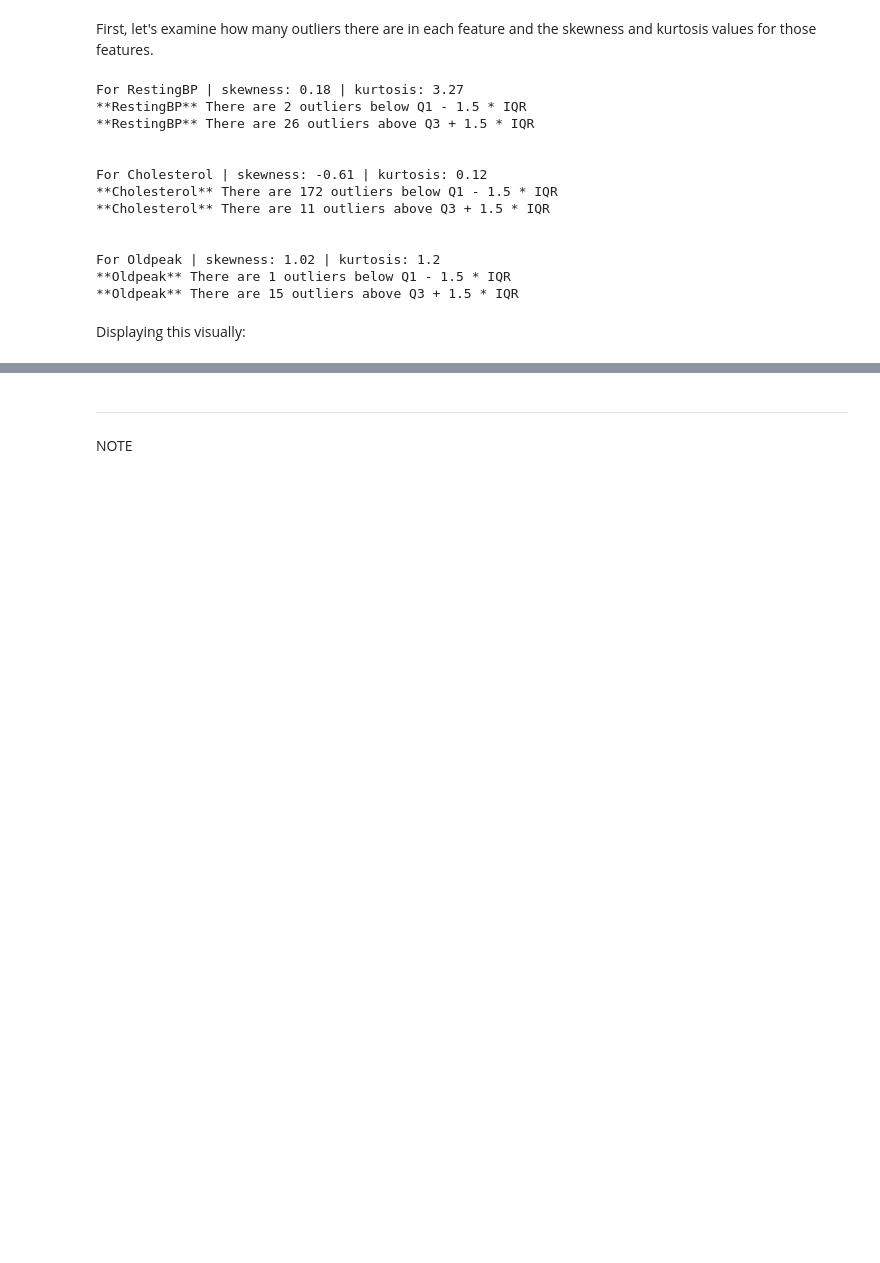
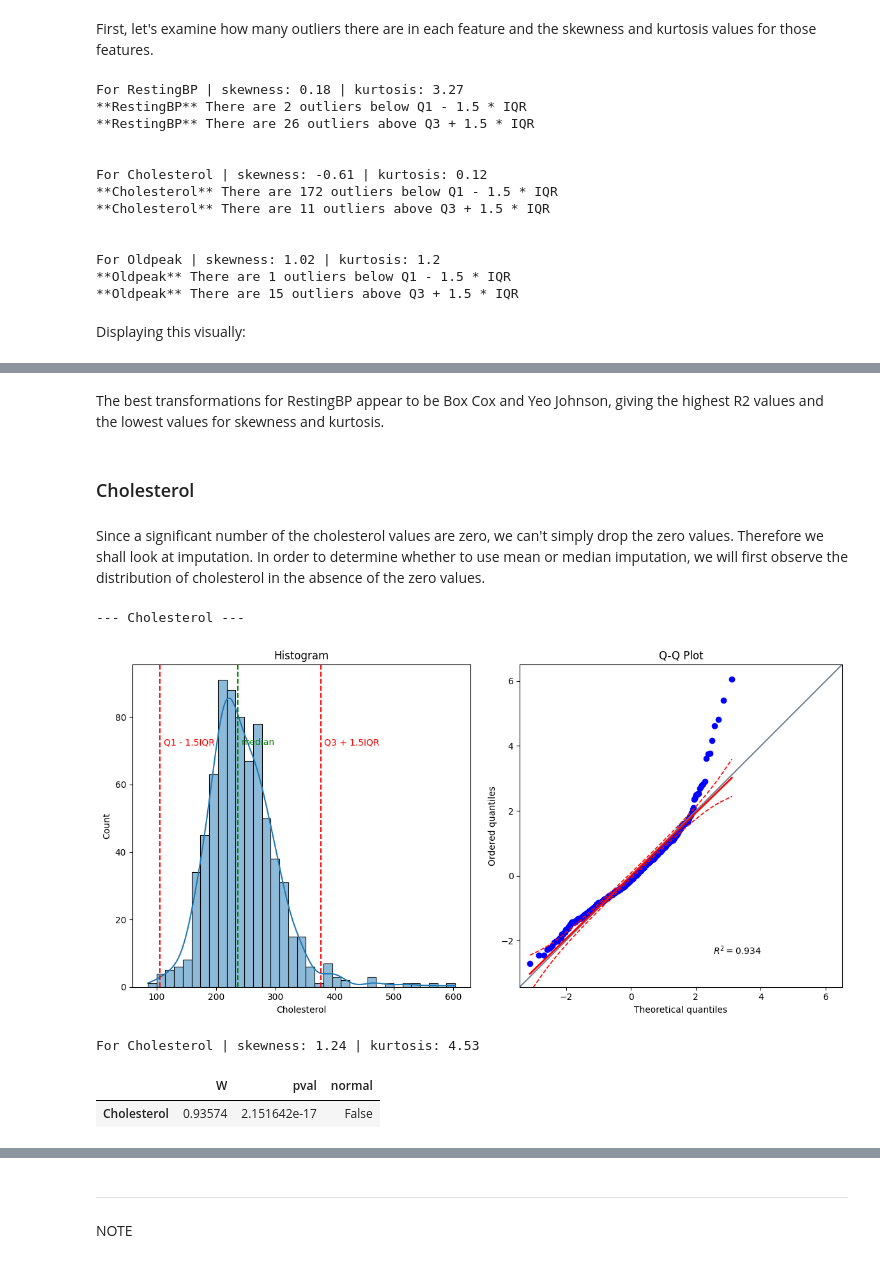
Before and after one commit to jfpaliga/CVD-predictor, a Jupyter notebook: jupyter_notebooks/02 - ExploratoryDataAnalysis.ipynb, the cells around one changed output, grey strips where cells are left out. Cells and saved outputs as stored; diff of their text form; code cells hidden in the pictures; blank space fills up the shorter version.

```diff
--- a/jupyter_notebooks/02 - ExploratoryDataAnalysis.ipynb
+++ b/jupyter_notebooks/02 - ExploratoryDataAnalysis.ipynb
@@ -218,0 +261,18 @@ dtype: object
+# %% [markdown]
+The best transformations for RestingBP appear to be Box Cox and Yeo Johnson, giving the highest R2 values and the lowest values for skewness and kurtosis.
+# %% [markdown]
+### Cholesterol
+# %% [markdown]
+Since a significant number of the cholesterol values are zero, we can't simply drop the zero values. Therefore we shall look at imputation. In order to determine whether to use mean or median imputation, we will first observe the distribution of cholesterol in the absence of the zero values.
+# %%
+cholesterol_no_zeros = outliers_df.query("Cholesterol != 0")
+cholesterol_no_zeros_df = cholesterol_no_zeros["Cholesterol"].astype('float64').to_frame()
+
+plot_distribution_and_qq(cholesterol_no_zeros_df)
+pg.normality(data=cholesterol_no_zeros_df, alpha=0.05)
+# %% [output]
+--- Cholesterol ---
+[figure, added]
+For Cholesterol | skewness: 1.24 | kurtosis: 4.53
+|  | W | pval | normal |
+| Cholesterol | 0.93574 | 2.151642e-17 | False |
```
Also changed, not shown: parts of 17 cells of this notebook.
